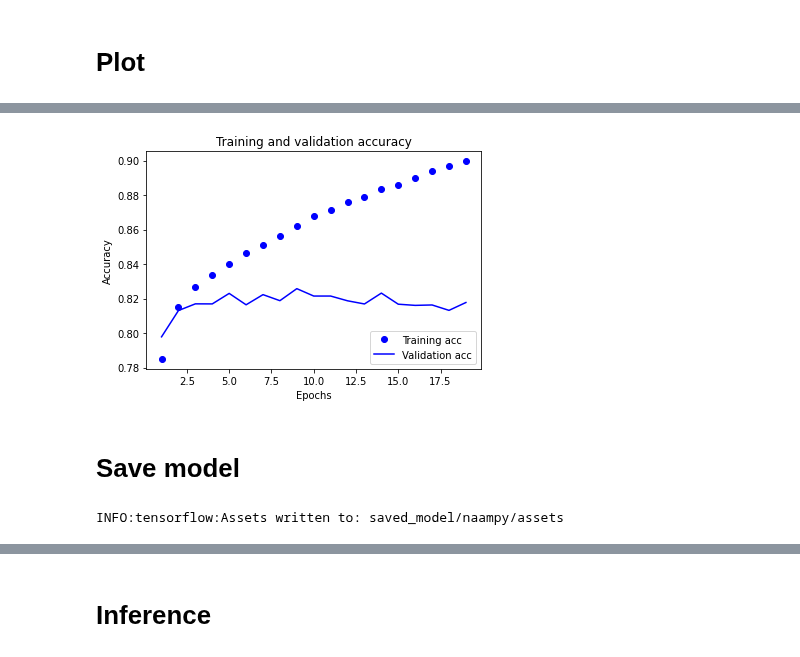
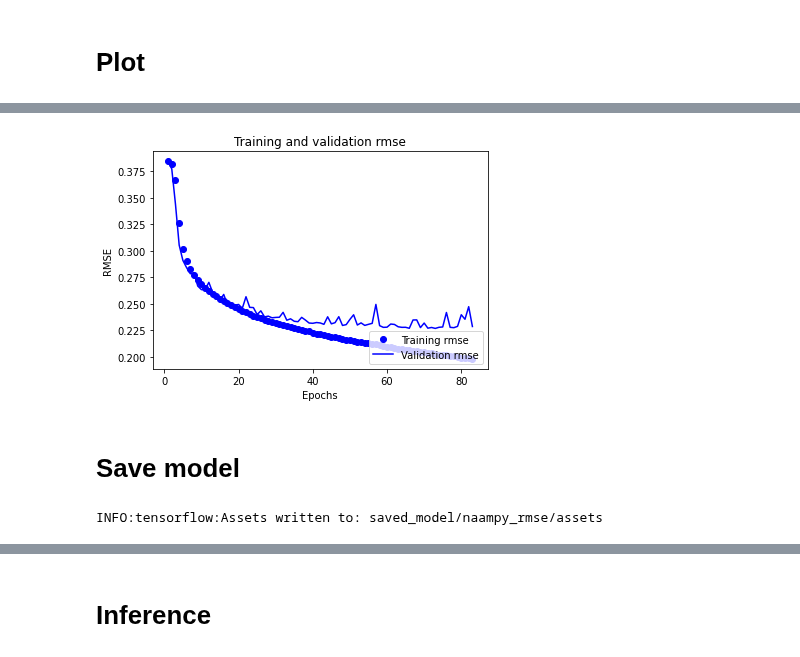
Before and after one commit to appeler/naampy, a Jupyter notebook: naampy/data/ml_model/02_training_model.ipynb, the cells around one changed output, grey strips where cells are left out. Drawn from its saved outputs; the diff is of its cells as text; code cells hidden in the pictures.

Commit message:
Updating model notebook

```diff
--- a/naampy/data/ml_model/02_training_model.ipynb
+++ b/naampy/data/ml_model/02_training_model.ipynb
@@ -346,0 +265,9 @@ train_dataset
+# %%
+train_dataset = tf.data.Dataset.from_tensor_slices((X_train, y_train))
+train_dataset = train_dataset.shuffle(BUFFER_SIZE).batch(BATCH_SIZE)
+
+val_dataset = tf.data.Dataset.from_tensor_slices((X_val, y_val))
+val_dataset = val_dataset.batch(BATCH_SIZE)
+
+test_dataset = tf.data.Dataset.from_tensor_slices((X_test, y_test))
+test_dataset = test_dataset.batch(BATCH_SIZE)
@@ -468,8 +387,8 @@ batch_size = 64
 epochs = 500
 
 earlystopping_cb = tf.keras.callbacks.EarlyStopping(
-    monitor = 'val_accuracy',
-    mode = 'max',
+    monitor = 'val_root_mean_squared_error',
+    mode = 'min',
     verbose = 1,
     patience = 10,
     restore_best_weights = True
@@ -477,8 +396,8 @@ earlystopping_cb = tf.keras.callbacks.EarlyStopping(
 
 mdlcheckpoint_cb = tf.keras.callbacks.ModelCheckpoint(
     model_save_filename,
-    monitor = 'val_accuracy',
-    mode = 'max',
+    monitor = 'val_root_mean_squared_error',
+    mode = 'min',
     verbose = 1,
     save_best_only = True
 )
@@ -491,8 +404,7 @@ Use `tf.config.run_functions_eagerly` instead of the experimental version.
 # %%
 history = model.fit(
-    x=[X_train_seq, np.asarray(X_train_prop).astype('float32')],y=y_train,
-    batch_size = batch_size,
-    validation_data=([X_val_seq, np.asarray(X_val_prop).astype('float32')], y_val),
+    train_dataset,
+    validation_data=val_dataset,
     epochs=epochs,
     callbacks=[earlystopping_cb, mdlcheckpoint_cb])
 # %% [output]
@@ -532,12 +477,13 @@ Accuracy:  0.9865972995758057
 history_dict = history.history
 history_dict.keys()
 
-acc = history_dict['accuracy']
-val_acc = history_dict['val_accuracy']
+rmse = history_dict['root_mean_squared_error']
+val_rmse = history_dict['val_root_mean_squared_error']
+
 loss = history_dict['loss']
 val_loss = history_dict['val_loss']
 
-epochs = range(1, len(acc) + 1)
+epochs = range(1, len(rmse) + 1)
 
 # "bo" is for "blue dot"
 plt.plot(epochs, loss, 'bo', label='Training loss')
@@ -554,20 +500,20 @@ NameError: ignored
 # %%
-plt.plot(epochs, acc, 'bo', label='Training acc')
-plt.plot(epochs, val_acc, 'b', label='Validation acc')
-plt.title('Training and validation accuracy')
+plt.plot(epochs, rmse, 'bo', label='Training rmse')
+plt.plot(epochs, val_rmse, 'b', label='Validation rmse')
+plt.title('Training and validation rmse')
 plt.xlabel('Epochs')
-plt.ylabel('Accuracy')
+plt.ylabel('RMSE')
 plt.legend(loc='lower right')
 
 plt.show()
 # %% [output]
-[figure, old version]
+[figure, new version]
 # %% [markdown]
 # Save model
 # %%
-model.save('saved_model/naampy')
+model.save('saved_model/naampy_rmse')
 # %% [output]
-INFO:tensorflow:Assets written to: saved_model/naampy/assets
+INFO:tensorflow:Assets written to: saved_model/naampy_rmse/assets
 # %%
 df[df['first_name'] == 'katrina']
 # %% [output]
```
Also changed, not shown: parts of 65 cells of this notebook.
